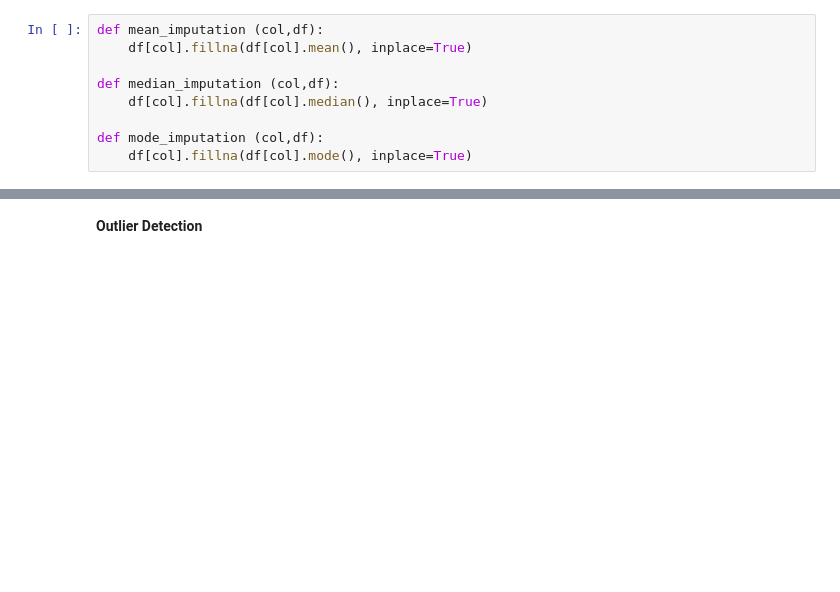
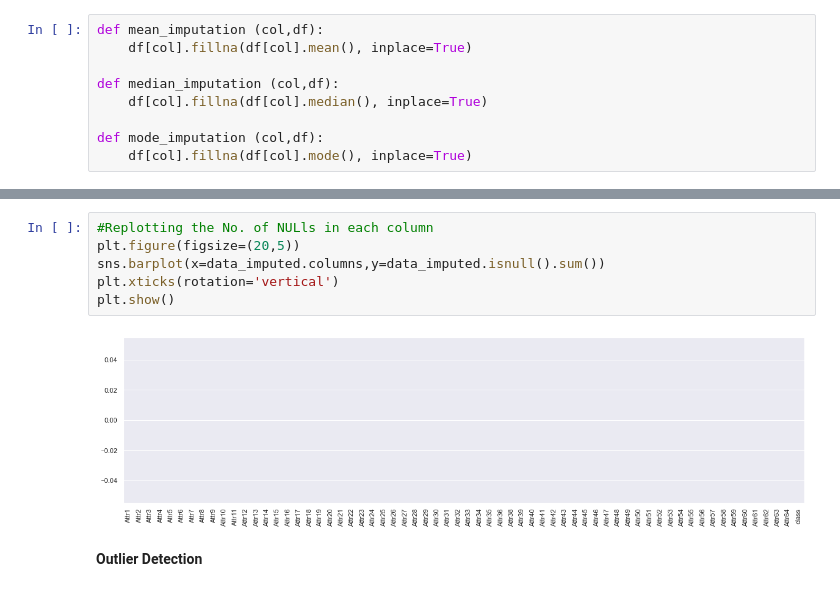
Before and after one commit to swapnalisonkusale/ML-Project-Group-7, a Jupyter notebook: Bankruptcy-Sush.ipynb, the cells around one changed output, grey strips where cells are left out. Drawn from its saved outputs; the diff is of its cells as text; blank space fills up the shorter version.

```diff
--- a/Bankruptcy-Sush.ipynb
+++ b/Bankruptcy-Sush.ipynb
@@ -193,5 +210,13 @@ data_imputed = pd.concat([data_med_0,data_med_1])
 data_imputed['Attr1'].count()
 # %% [output]
 10416
+# %%
+#Replotting the No. of NULls in each column
+plt.figure(figsize=(20,5))
+sns.barplot(x=data_imputed.columns,y=data_imputed.isnull().sum())
+plt.xticks(rotation='vertical')
+plt.show()
+# %% [output]
+[figure, added]
 # %% [markdown]
 <b> Outlier Detection </b>
```
Also changed, not shown: parts of 45 cells of this notebook.
